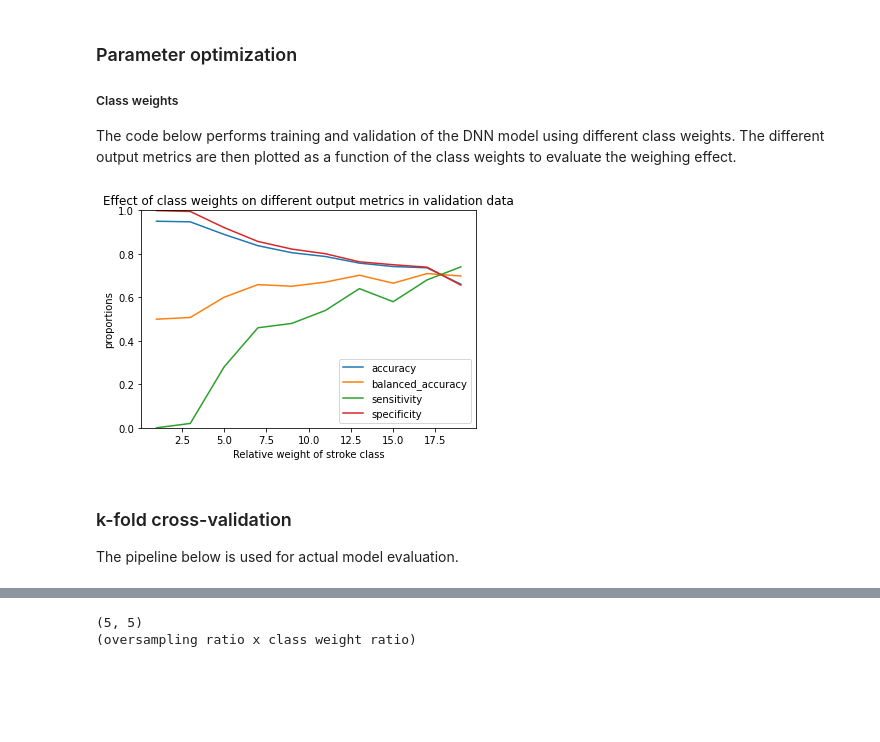
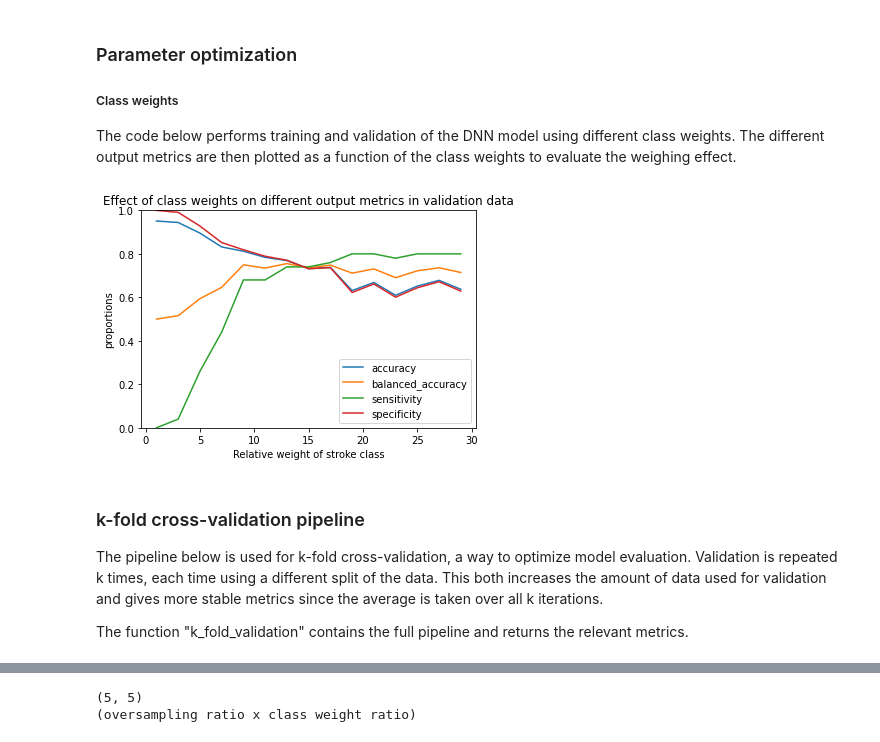
Before and after one commit to koenc100/Project-AI-minor, a Jupyter notebook: code/deep neural network - optimized model.ipynb, the cells around one changed output, grey strips where cells are left out. Drawn from its saved outputs; the diff is of its cells as text; code cells hidden in the pictures; blank space fills up the shorter version.

Commit message:
most TODOs fixed

```diff
--- a/code/deep neural network - optimized model.ipynb
+++ b/code/deep neural network - optimized model.ipynb
@@ -49,10 +56,9 @@ def train_and_predict(model, training_data, training_labels, testing_data, testi
 
     INPUT:
 
-    model:        model architecture defined before calling this function
-    class_weight:  errors on the stroke class should be weighted heavier then the non-stroke class.
+    model:        Model architecture defined before calling this function
+    class_weight: Errors on the stroke class should be weighted heavier then the non-stroke class.
                   The value defines how much more this loss is weighted. loss_weight=10 means a ratio of 1 to 10.
-                  For some reason ... !!!!!!! TODO
     verbose:      False: no text per epoch
                   True: text for each epoch
     plot:         True: show accuracy and loss over epochs in figure
@@ -60,9 +66,9 @@ def train_and_predict(model, training_data, training_labels, testing_data, testi
 
     OUTPUT:
 
-    predictions_train: vector of training predictions
-    predictions_test:  vector of test predictions
-    history:           dict containing measures over epochs, including loss, accuracy, TP, FP, TN, FN, for train and test data.
+    predictions_train: Vector of training predictions
+    predictions_test:  Vector of test predictions
+    history:           Dict containing measures over epochs, including loss, accuracy, TP, FP, TN, FN, for train and test data.
                        print history.history for all measures and their keys. Return history to be able to access this model
                        information outside of the function.
 
@@ -79,8 +85,6 @@ def train_and_predict(model, training_data, training_labels, testing_data, testi
     history = model.fit(training_data, training_labels, epochs=epochs,
                         validation_data=(testing_data, testing_labels),
                         class_weight=[{0: 1., 1: class_weight}],
-                        #sample_weight=[None],
-                        # waarom staat dit uit? TODO
                         verbose=verbose
                        )
 
@@ -245,48 +252,45 @@ def compare_class_weights(model, train_data, train_labels, val_data, val_labels,
     specificities_val = []
 
     # Loop over all class weights and train and predict on the model
-    # tqdm times every loop of the for loop
     for weight in tqdm(class_weights):
 
         # Train and predict
         predictions_train, predictions_val, history = train_and_predict(model, train_data,
                                                               train_labels, val_data, val_labels,
                                                               epochs=epochs, verbose=0, plot=False,
-                                                              class_weight=i)
+                                                              class_weight=weight)
 
         # Get the metrics
         accuracy_val, balanced_accuracy_val = get_metrics(val_labels, predictions_val, verbose=False)
-        conmat = confusion_matrix(val_labels, predictions_val)
-
-        # TODO is hier niet een functie voor?
-        sensitivity = conmat[1,1] / sum(conmat[1,:])
-        specificity = conmat[0,0] / sum(conmat[0,:])
+        conmat, sensitivity, specificity = get_confusion_metrics(val_labels, predictions_val)
 
         # Append all the accuracies to their respective lists
         accuracies_val.append(accuracy_val)
         balanced_accuracies_val.append(balanced_accuracy_val)
         sensitivities_val.append(sensitivity)
         specificities_val.append(specificity)
 
     ## Plot metrics over  class weights.
     plt.plot(class_weights, accuracies_val)
     plt.plot(class_weights, balanced_accuracies_val)
     plt.plot(class_weights, sensitivities_val)
     plt.plot(class_weights, specificities_val)
     plt.ylim(0, 1)
     plt.title('Effect of class weights on different output metrics in validation data')
     plt.ylabel('proportions')
     plt.xlabel('Relative weight of stroke class')
     plt.legend(['accuracy', 'balanced_accuracy', 'sensitivity', 'specificity'])
     plt.show()
 
 model = get_model(train_data, hidden_layers=2, nodes=[25, 15], dropout_rate=[0.1, 0.1])
 
 compare_class_weights(model, train_data, train_labels, val_data, val_labels,
-                      class_weights=range(1, 21, 2), epochs=50)
+                      class_weights=range(1, 30, 2), epochs=50)
 # %% [output]
-[figure, old version]
+[figure, new version]
-# %% [markdown]
-### k-fold cross-validation
-
-The pipeline below is used for actual model evaluation.
+# %% [markdown]
+### k-fold cross-validation pipeline
+
+The pipeline below is used for k-fold cross-validation, a way to optimize model evaluation. Validation is repeated k times, each time using a different split of the data. This both increases the amount of data used for validation and gives more stable metrics since the average is taken over all k iterations.
+
+The function "k_fold_validation" contains the full pipeline and returns the relevant metrics.
```
Also changed, not shown: parts of 27 cells of this notebook, 1 other file.
